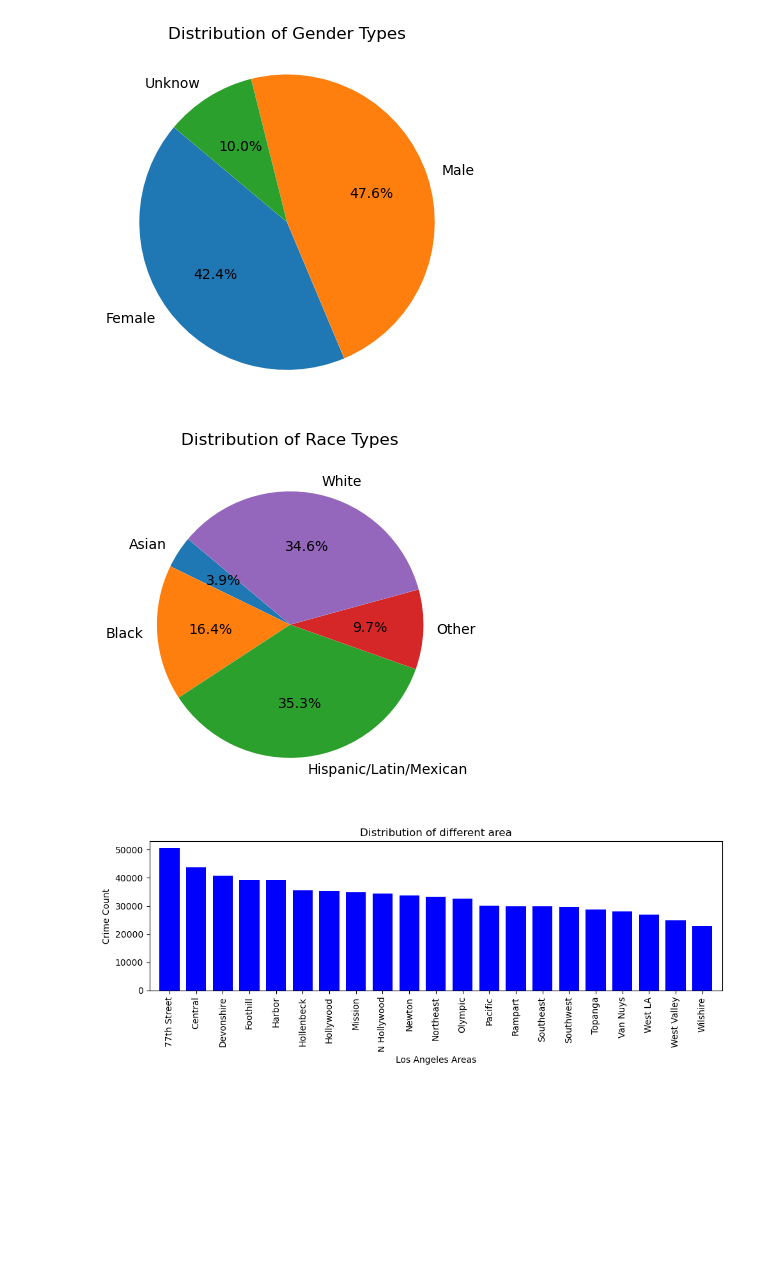
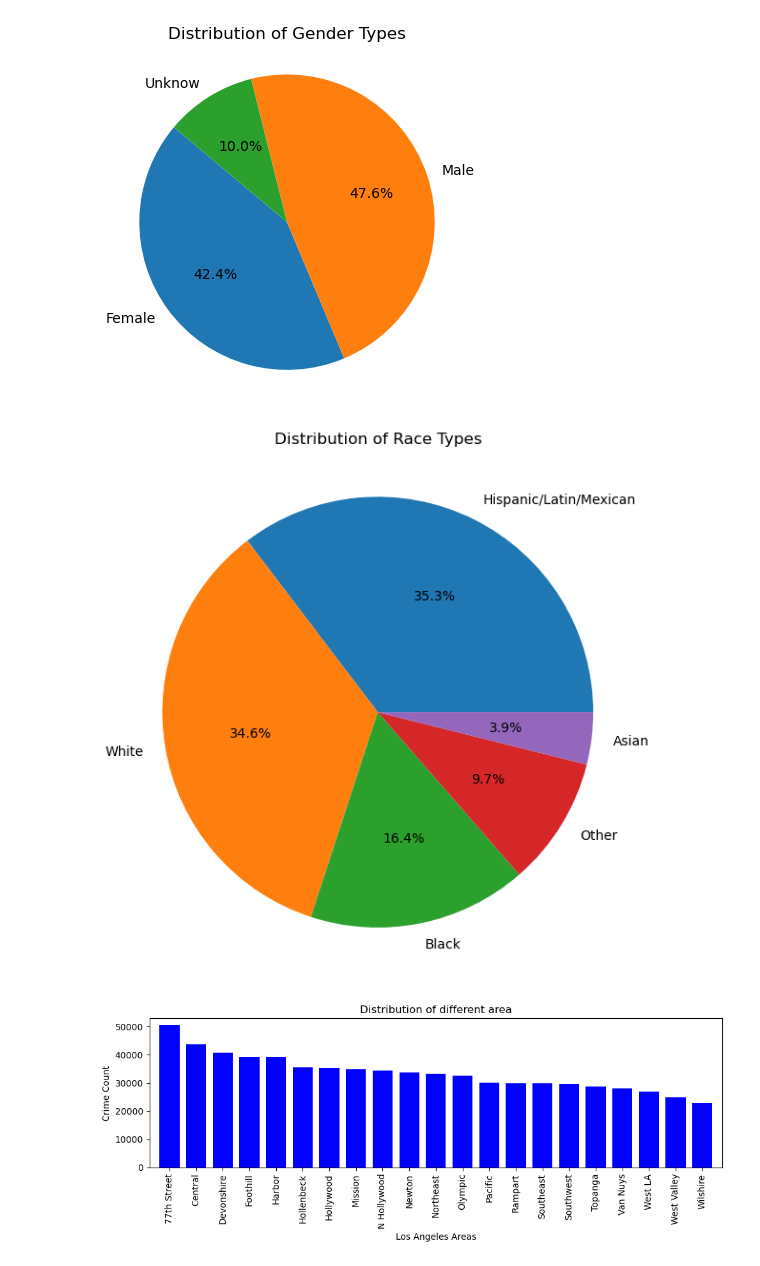
Before and after one commit to Cookees81/CityofAngels, a Jupyter notebook: V4.ipynb, the cells around one changed output. Drawn from its saved outputs; the diff is of its cells as text; code cells hidden in the pictures; blank space fills up the shorter version.

```diff
--- a/V4.ipynb
+++ b/V4.ipynb
@@ -427,31 +427,34 @@ plt.show()
 # %%
 # Group "Vict Descent" into 5 groups
 cleanData["Vict Descent"] = cleanData["Vict Descent"].replace(["A", "C", "J", "K", "V", "Z"], "Asian")
 cleanData["Vict Descent"] = cleanData["Vict Descent"].replace(["B"], "Black")
 cleanData["Vict Descent"] = cleanData["Vict Descent"].replace(["H"], "Hispanic/Latin/Mexican")
 cleanData["Vict Descent"] = cleanData["Vict Descent"].replace(["D", "F", "L", "O", "G", "P", "S", "U"], "Other")
 cleanData["Vict Descent"] = cleanData["Vict Descent"].replace(["I", "W", "X"], "White")
 
 # Group the data by "Vict Descent"
 grouped = cleanData.groupby("Vict Descent")
 
 # Count the occurrences of each Race category
 race_counts = grouped.size()
 
+# Sort the data by counts in ascending order
+race_counts_sorted = race_counts.sort_values(ascending=False)
+
 # Create a pie chart
-plt.figure(figsize=(4, 4))
-plt.pie(race_counts, labels=race_counts.index, autopct="%1.1f%%", startangle=140)
+plt.figure(figsize=(6, 6))
+plt.pie(race_counts_sorted, labels=race_counts_sorted.index, autopct="%1.1f%%", startangle=0)
 
 # Set plot title
 plt.title("Distribution of Race Types")
 
 # Show the pie chart
 plt.axis("equal")  # Equal aspect ratio ensures that the pie chart is circular.
 
 plt.tight_layout()
 plt.show()
 # %% [output]
-[figure, old version]
+[figure, new version]
 # %%
 # Area Crime committed data analysis use "AREA NAME"
 # Group the data by 'AREA NAME'
```
Also changed, not shown: 1 other file.
